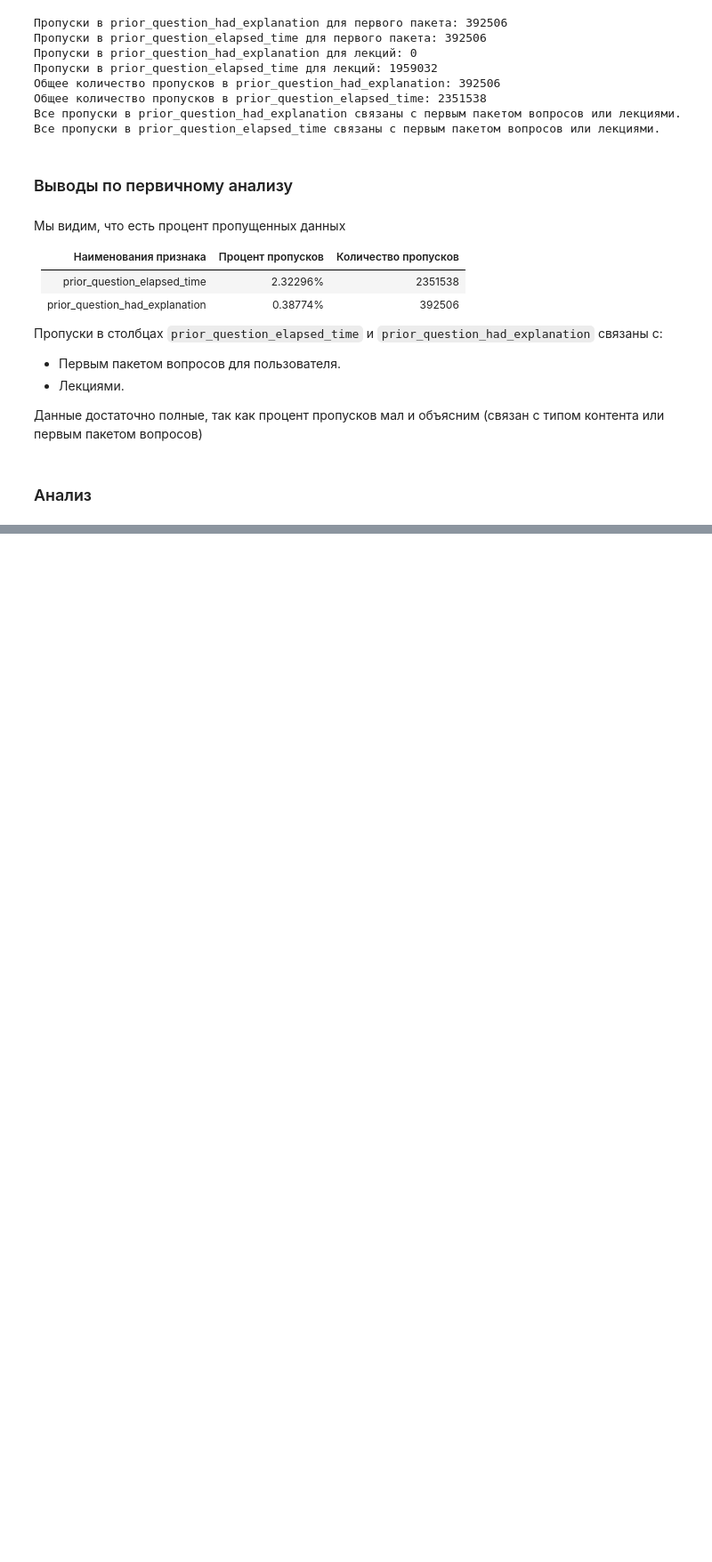
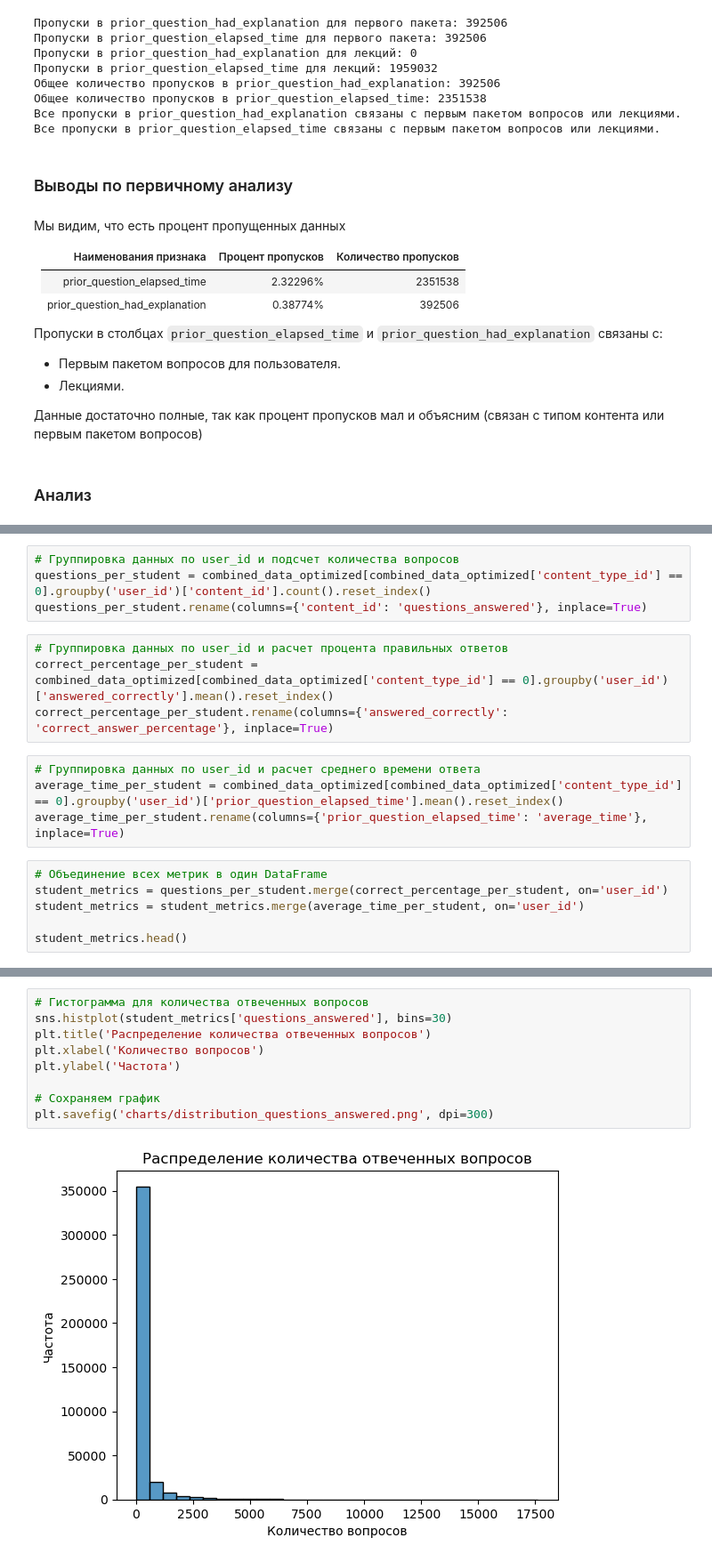
Before and after one commit to nikolay-grudanov/MEPHI-SF_ML, a Jupyter notebook: academic-semester-1/python_for_data_analysis/HW-1/Pandas_HW.ipynb, the cells around one changed output, grey strips where cells are left out. Shown at 89% size. Cells and saved outputs as stored; diff of their text form; blank space fills up the shorter version.

```diff
--- a/academic-semester-1/python_for_data_analysis/HW-1/Pandas_HW.ipynb
+++ b/academic-semester-1/python_for_data_analysis/HW-1/Pandas_HW.ipynb
@@ -320,0 +520,18 @@ else:
+# %%
+# Группировка данных по user_id и подсчет количества вопросов
+questions_per_student = combined_data_optimized[combined_data_optimized['content_type_id'] == 0].groupby('user_id')['content_id'].count().reset_index()
+questions_per_student.rename(columns={'content_id': 'questions_answered'}, inplace=True)
+# %%
+# Группировка данных по user_id и расчет процента правильных ответов
+correct_percentage_per_student = combined_data_optimized[combined_data_optimized['content_type_id'] == 0].groupby('user_id')['answered_correctly'].mean().reset_index()
+correct_percentage_per_student.rename(columns={'answered_correctly': 'correct_answer_percentage'}, inplace=True)
+# %%
+# Группировка данных по user_id и расчет среднего времени ответа
+average_time_per_student = combined_data_optimized[combined_data_optimized['content_type_id'] == 0].groupby('user_id')['prior_question_elapsed_time'].mean().reset_index()
+average_time_per_student.rename(columns={'prior_question_elapsed_time': 'average_time'}, inplace=True)
+# %%
+# Объединение всех метрик в один DataFrame
+student_metrics = questions_per_student.merge(correct_percentage_per_student, on='user_id')
+student_metrics = student_metrics.merge(average_time_per_student, on='user_id')
+
+student_metrics.head()
@@ -320,0 +545,11 @@ else:
+# %%
+# Гистограмма для количества отвеченных вопросов
+sns.histplot(student_metrics['questions_answered'], bins=30)
+plt.title('Распределение количества отвеченных вопросов')
+plt.xlabel('Количество вопросов')
+plt.ylabel('Частота')
+
+# Сохраняем график
+plt.savefig('charts/distribution_questions_answered.png', dpi=300)
+# %% [output]
+[figure, added]
```
Also changed, not shown: parts of 27 cells of this notebook, 15 other files.
